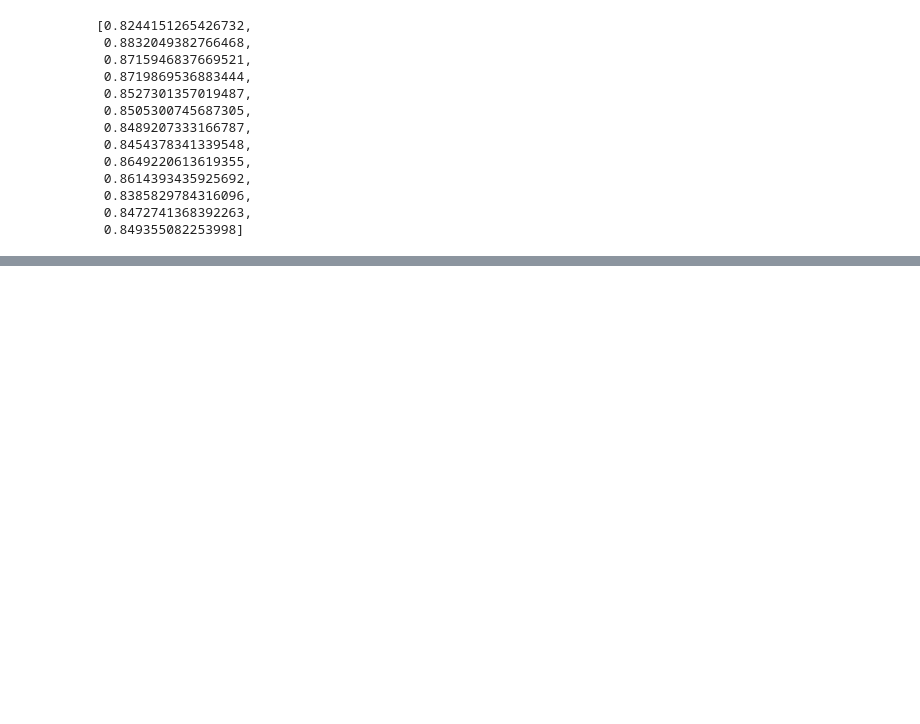
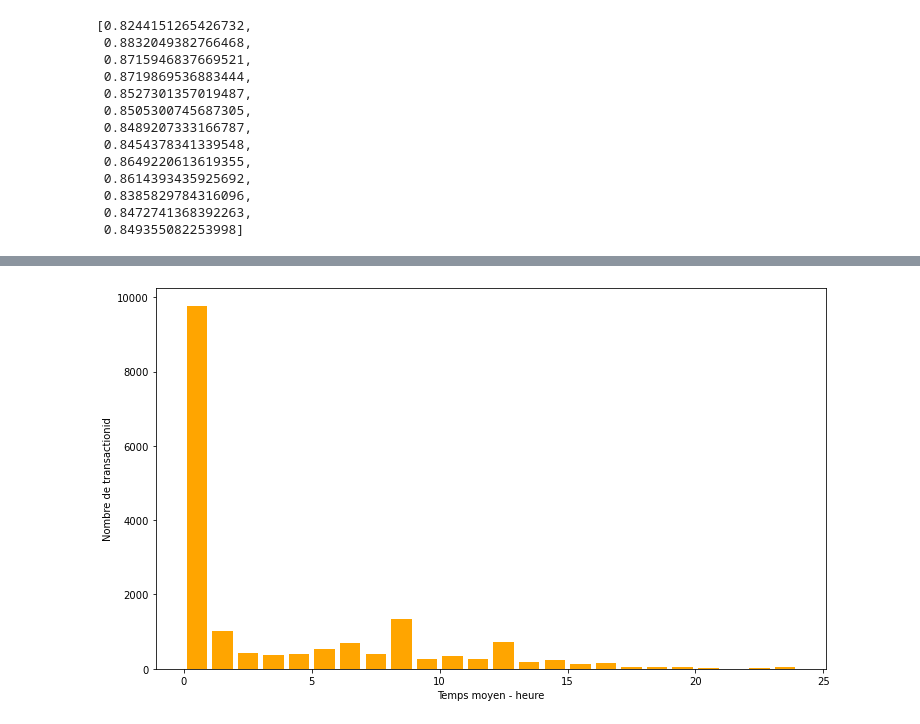
Before and after one commit to soopajot/eCommerce_Customer_Behavior, a Jupyter notebook: Soo_Historiques_Visitors_Transactions_Events.ipynb, the cells around one changed output, grey strips where cells are left out. Cells and saved outputs as stored; diff of their text form; code cells hidden in the pictures; blank space fills up the shorter version.

Commit message:
upload graph

```diff
--- a/Soo_Historiques_Visitors_Transactions_Events.ipynb
+++ b/Soo_Historiques_Visitors_Transactions_Events.ipynb
@@ -142,3 +144,12 @@ time_mean_transaction
 | 17670.0 | 134.000000 | 1 |
 | 17671.0 | 42662.250000 | 0 |
 17455 rows × 2 columns
+# %%
+import matplotlib.pyplot as plt
+plt.figure(figsize=(12,7))
+plt.hist(round(time_mean_transaction['mean_time_second']/3600),bins=24, rwidth=0.8, color="orange")
+plt.xlabel("Temps moyen - heure")
+plt.ylabel("Nombre de transactionid")
+plt.show()
+# %% [output]
+[figure, added]
```
Also changed, not shown: parts of 5 cells of this notebook.
